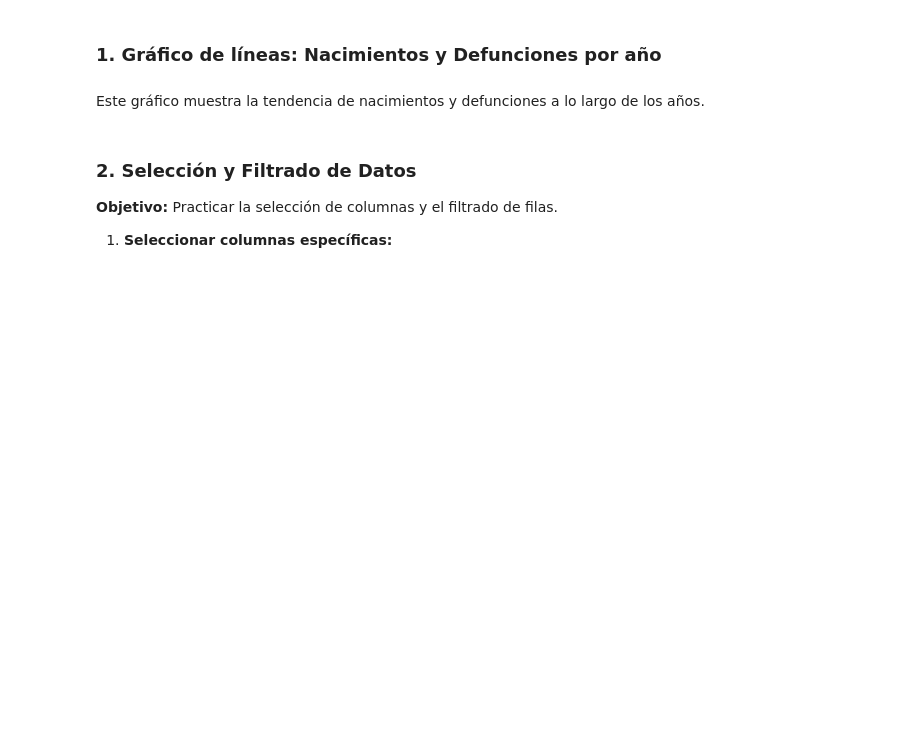
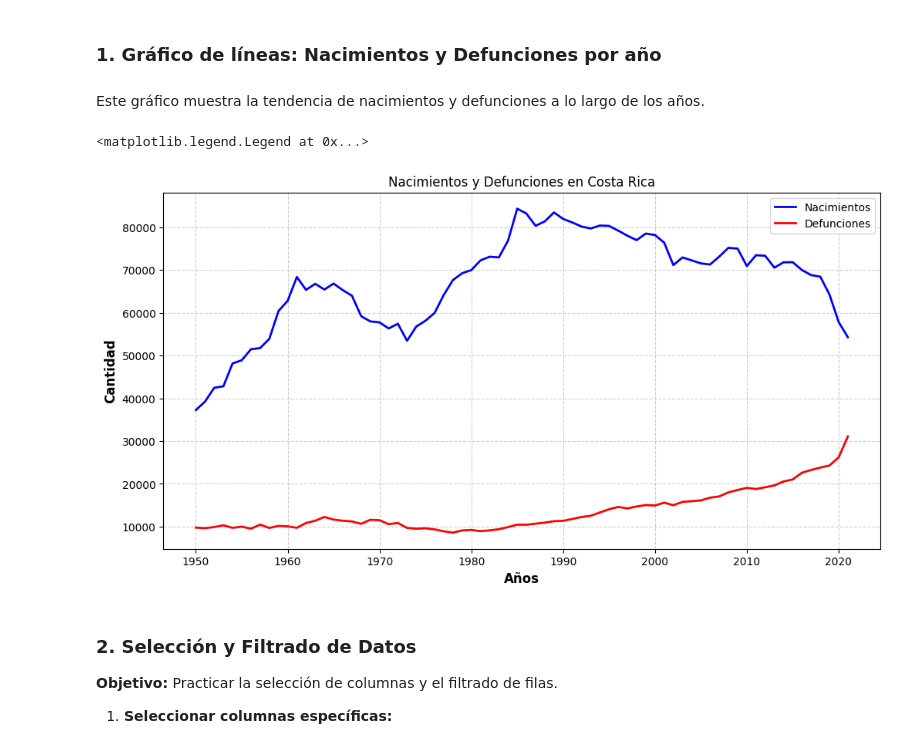
Before and after one commit to esquivelac98/Programacion-Python-Basico-GRUPO-1---6181133432, a Jupyter notebook: Estudiantes/Kevin Esquivel/Prácticas/Practica_9.ipynb, the cells around one changed output. Cells and saved outputs as stored; diff of their text form; code cells hidden in the pictures; blank space fills up the shorter version.

```diff
--- a/Estudiantes/Kevin Esquivel/Prácticas/Practica_9.ipynb
+++ b/Estudiantes/Kevin Esquivel/Prácticas/Practica_9.ipynb
@@ -60,3 +87,20 @@ import matplotlib.pyplot as plt
+# %%
+import matplotlib.pyplot as plt
+from IPython.display import Markdown
+
+plt.figure(figsize=(12,6))
+
+plt.plot(df['Año'], df['Nacimientos'], color='blue', lw = 2, label = 'Nacimientos') # Eje X, Eje Y
+plt.plot(df['Año'], df['Defunciones'], color='red', lw = 2, label = 'Defunciones') # Eje X, Eje Y
+
+plt.grid(axis='both', linestyle='--', alpha=0.6)
+plt.title('Nacimientos y Defunciones en Costa Rica')
+plt.xlabel("Años", fontsize=12, fontweight="bold")
+plt.ylabel('Cantidad', fontsize=12, fontweight="bold")
+plt.legend()
+# %% [output]
+<matplotlib.legend.Legend at 0x...>
+[figure, added]
 # %% [markdown]
 ### **2\. Selección y Filtrado de Datos**
 
```
Also changed, not shown: parts of 5 cells of this notebook, 7 other files.
